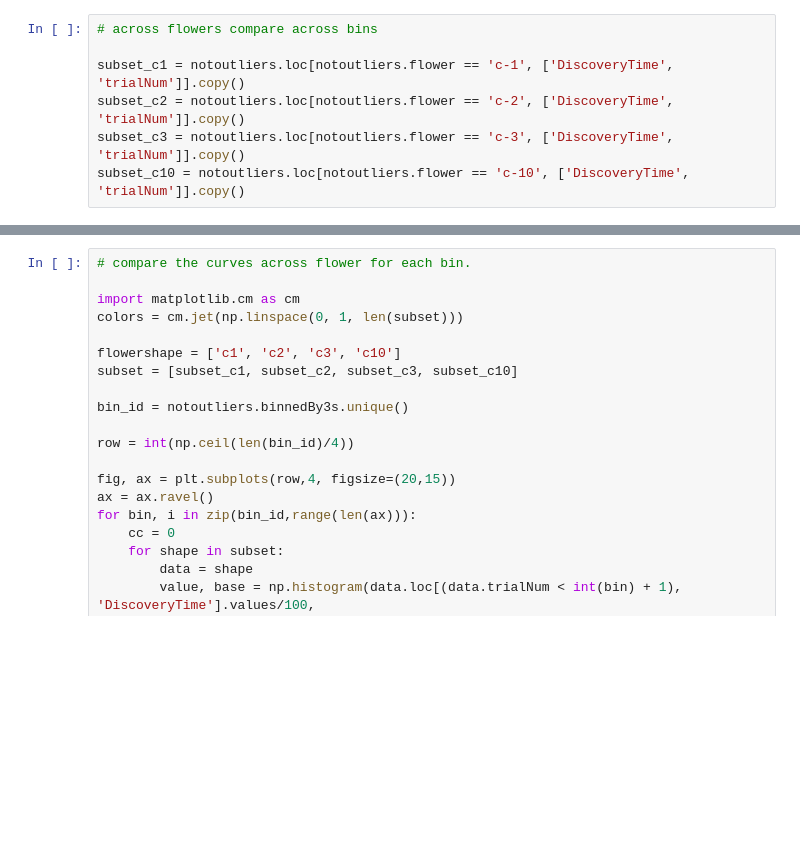
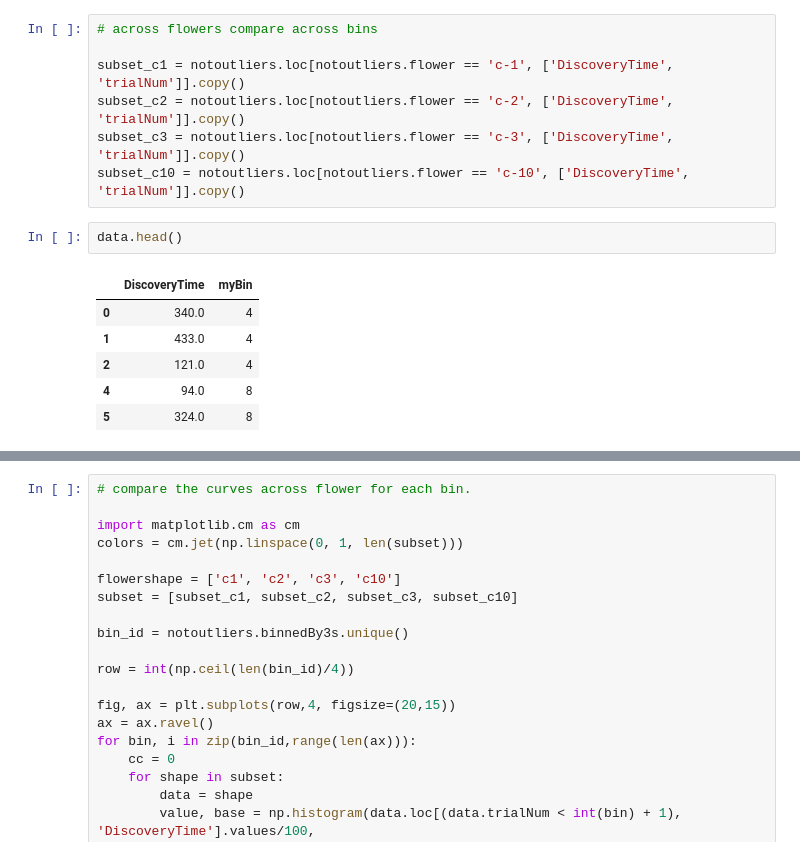
Before and after one commit to TanviDeora/MothLearning, a Jupyter notebook: Step8b_BinnedDataset-ComparePDFs.ipynb, the cells around one changed output, grey strips where cells are left out. Cells and saved outputs as stored; diff of their text form; blank space fills up the shorter version.

```diff
--- a/Step8b_BinnedDataset-ComparePDFs.ipynb
+++ b/Step8b_BinnedDataset-ComparePDFs.ipynb
@@ -397,6 +405,15 @@ subset_c1 = notoutliers.loc[notoutliers.flower == 'c-1', ['DiscoveryTime', 'tria
 subset_c2 = notoutliers.loc[notoutliers.flower == 'c-2', ['DiscoveryTime', 'trialNum']].copy()
 subset_c3 = notoutliers.loc[notoutliers.flower == 'c-3', ['DiscoveryTime', 'trialNum']].copy()
 subset_c10 = notoutliers.loc[notoutliers.flower == 'c-10', ['DiscoveryTime', 'trialNum']].copy()
+# %%
+data.head()
+# %% [output]
+|  | DiscoveryTime | myBin |
+| 0 | 340.0 | 4 |
+| 1 | 433.0 | 4 |
+| 2 | 121.0 | 4 |
+| 4 | 94.0 | 8 |
+| 5 | 324.0 | 8 |
 # %%
 style.use('ggplot')
 import matplotlib.cm as cm
```
Also changed, not shown: parts of 11 cells of this notebook, 4 other files.
